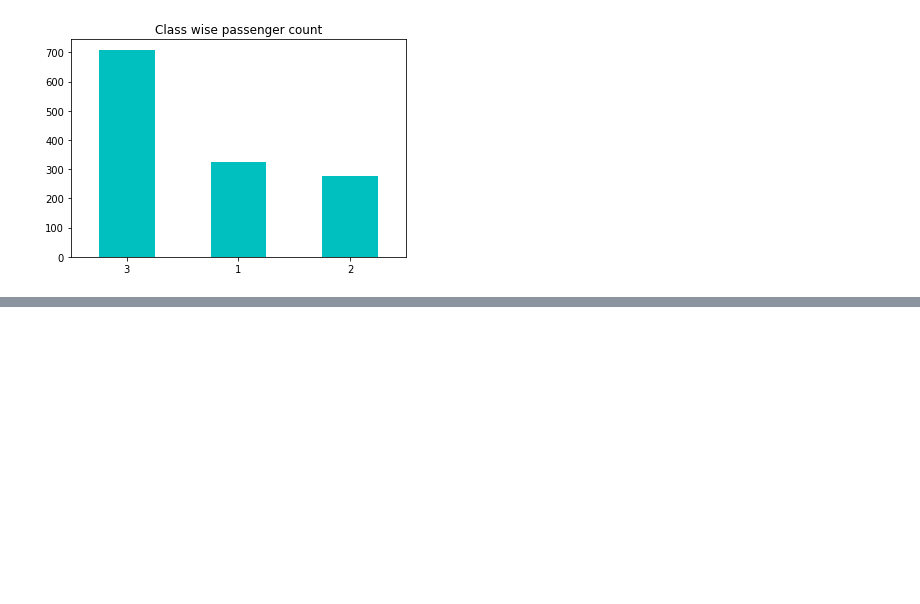
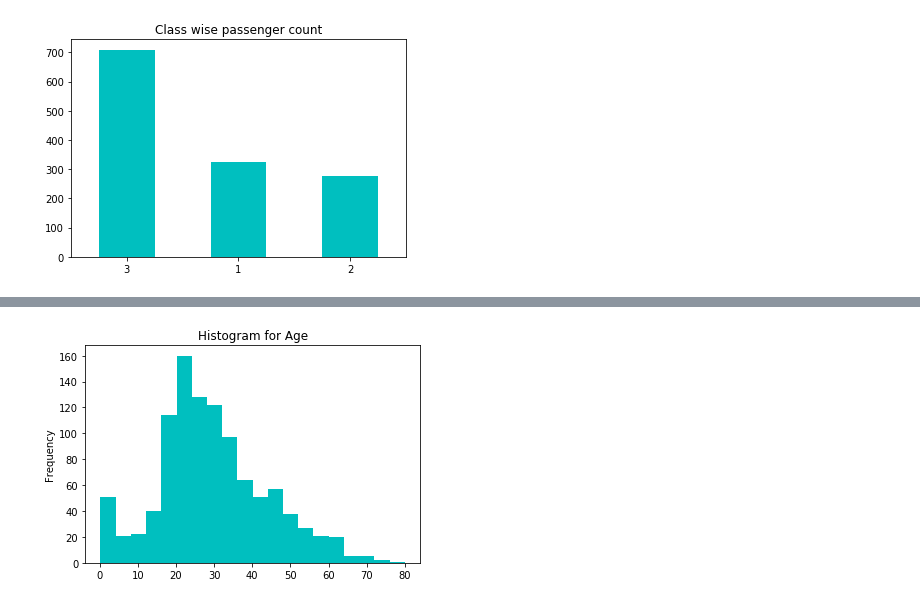
Before and after one commit to graemerenfrew/titanic, a Jupyter notebook: notebooks/2.0-ak-exploring-processing-data.ipynb, the cells around one changed output, grey strips where cells are left out. Cells and saved outputs as stored; diff of their text form; code cells hidden in the pictures; blank space fills up the shorter version.

```diff
--- a/notebooks/2.0-ak-exploring-processing-data.ipynb
+++ b/notebooks/2.0-ak-exploring-processing-data.ipynb
@@ -413,0 +421,5 @@ df.Pclass.value_counts().plot(kind='bar', rot=0, title='Class wise passenger cou
+# %%
+# In the above histogram, pandas has decided how many 'bins' to create.  But we can do that ourselves too
+df.Age.plot(kind='hist', title='Histogram for Age', color='c', bins=20);
+# %% [output]
+[figure, added]
```
Also changed, not shown: parts of 14 cells of this notebook.
